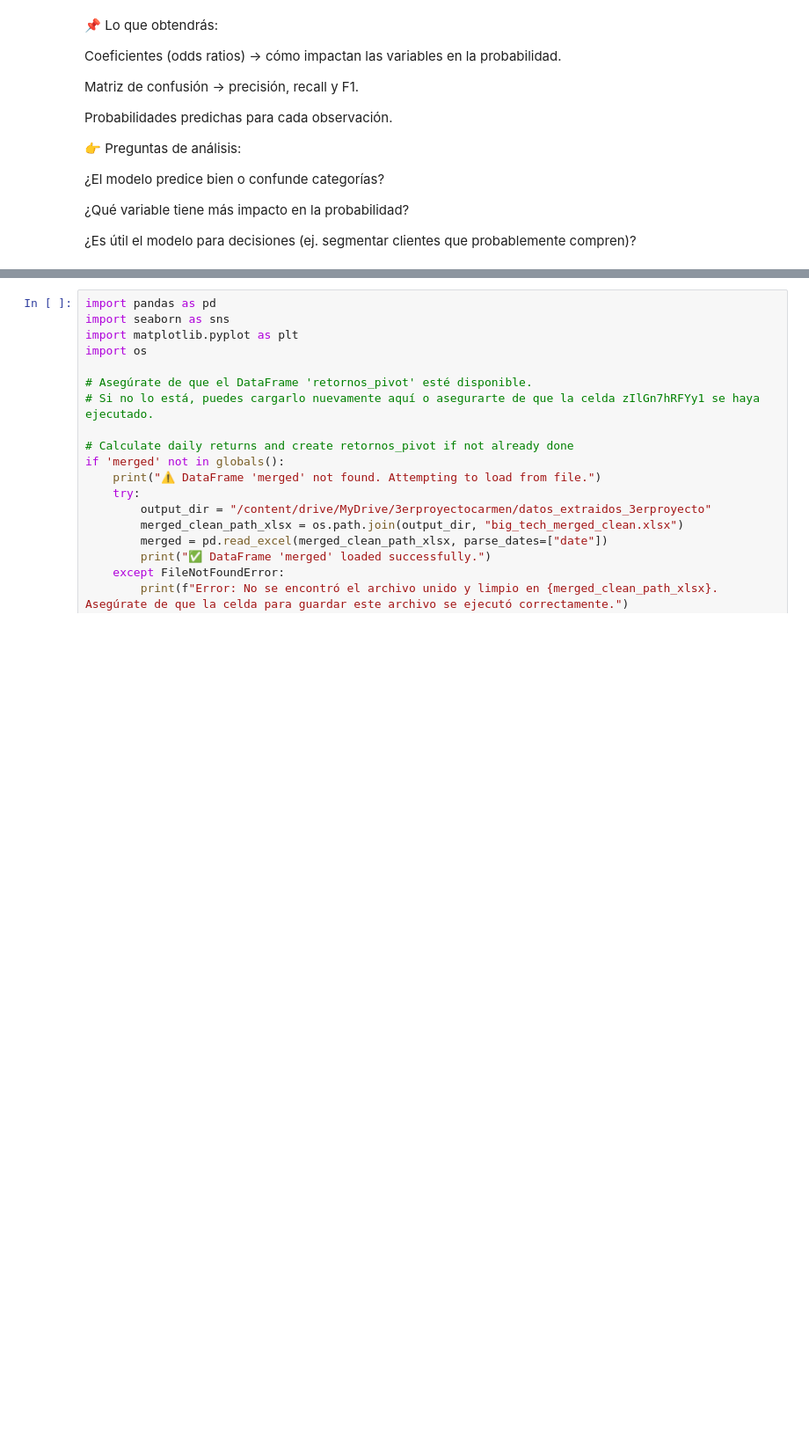
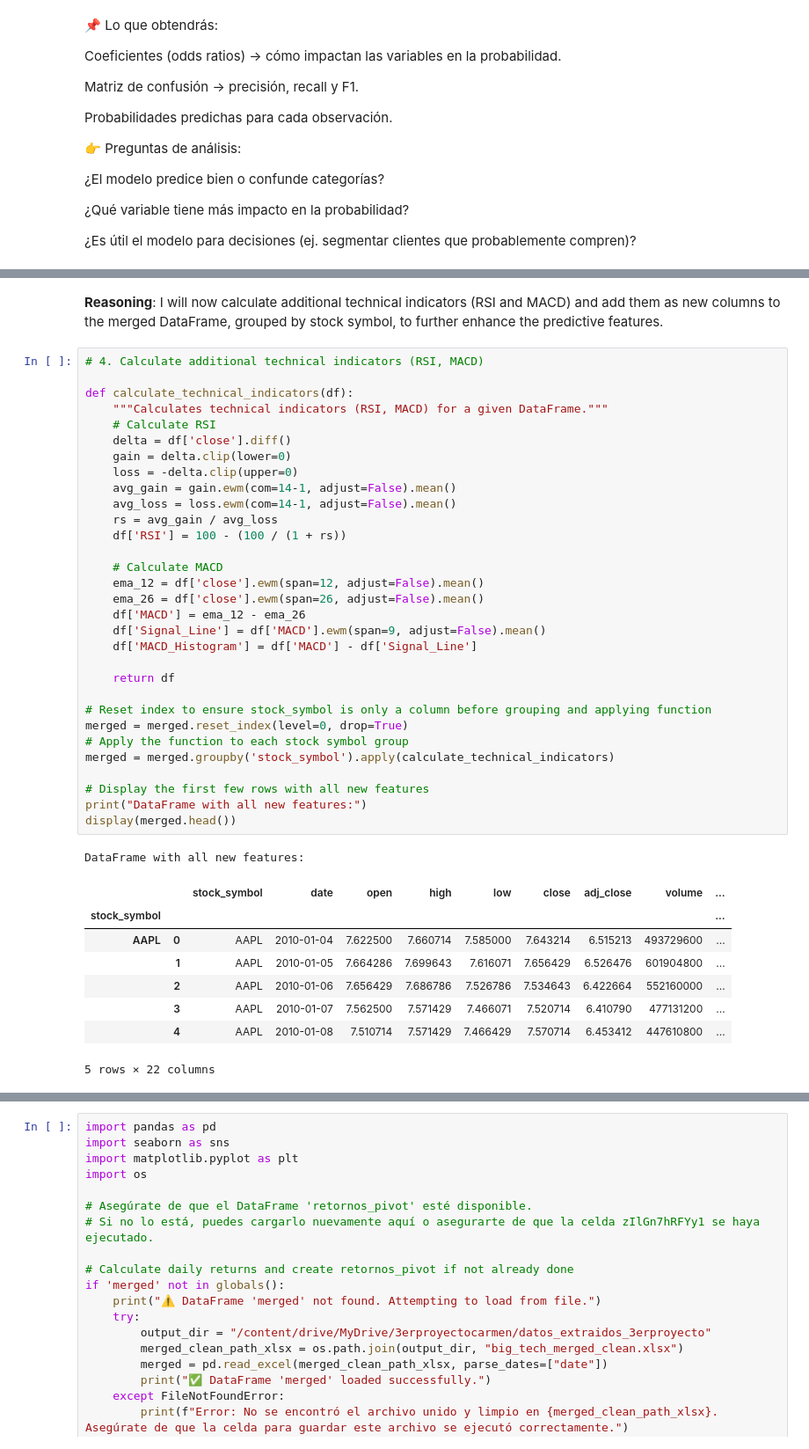
Before and after one commit to carmencamargo3c-coder/googlecolaboratoryproyectoacciones, a Jupyter notebook: Copia_de_Carmenlaboratoriaproyecto3v3.ipynb, the cells around one changed output, grey strips where cells are left out. Shown at 88% size. Cells and saved outputs as stored; diff of their text form; blank space fills up the shorter version.

```diff
--- a/Copia_de_Carmenlaboratoriaproyecto3v3.ipynb
+++ b/Copia_de_Carmenlaboratoriaproyecto3v3.ipynb
@@ -2564,0 +2676,44 @@ Reporte de clasificación:
+# %% [markdown]
+**Reasoning**:
+I will now calculate additional technical indicators (RSI and MACD) and add them as new columns to the merged DataFrame, grouped by stock symbol, to further enhance the predictive features.
+# %%
+# 4. Calculate additional technical indicators (RSI, MACD)
+
+def calculate_technical_indicators(df):
+    """Calculates technical indicators (RSI, MACD) for a given DataFrame."""
+    # Calculate RSI
+    delta = df['close'].diff()
+    gain = delta.clip(lower=0)
+    loss = -delta.clip(upper=0)
+    avg_gain = gain.ewm(com=14-1, adjust=False).mean()
+    avg_loss = loss.ewm(com=14-1, adjust=False).mean()
+    rs = avg_gain / avg_loss
+    df['RSI'] = 100 - (100 / (1 + rs))
+
+    # Calculate MACD
+    ema_12 = df['close'].ewm(span=12, adjust=False).mean()
+    ema_26 = df['close'].ewm(span=26, adjust=False).mean()
+    df['MACD'] = ema_12 - ema_26
+    df['Signal_Line'] = df['MACD'].ewm(span=9, adjust=False).mean()
+    df['MACD_Histogram'] = df['MACD'] - df['Signal_Line']
+
+    return df
+
+# Reset index to ensure stock_symbol is only a column before grouping and applying function
+merged = merged.reset_index(level=0, drop=True)
+# Apply the function to each stock symbol group
+merged = merged.groupby('stock_symbol').apply(calculate_technical_indicators)
+
+# Display the first few rows with all new features
+print("DataFrame with all new features:")
+display(merged.head())
+# %% [output]
+DataFrame with all new features:
+|  |  | stock_symbol | date | open | high | low | close | adj_close | volume | ... |
+| stock_symbol |  |  |  |  |  |  |  |  |  | ... |
+| AAPL | 0 | AAPL | 2010-01-04 | 7.622500 | 7.660714 | 7.585000 | 7.643214 | 6.515213 | 493729600 | ... |
+|  | 1 | AAPL | 2010-01-05 | 7.664286 | 7.699643 | 7.616071 | 7.656429 | 6.526476 | 601904800 | ... |
+|  | 2 | AAPL | 2010-01-06 | 7.656429 | 7.686786 | 7.526786 | 7.534643 | 6.422664 | 552160000 | ... |
+|  | 3 | AAPL | 2010-01-07 | 7.562500 | 7.571429 | 7.466071 | 7.520714 | 6.410790 | 477131200 | ... |
+|  | 4 | AAPL | 2010-01-08 | 7.510714 | 7.571429 | 7.466429 | 7.570714 | 6.453412 | 447610800 | ... |
+5 rows × 22 columns
```
Also changed, not shown: parts of 31 cells of this notebook.
